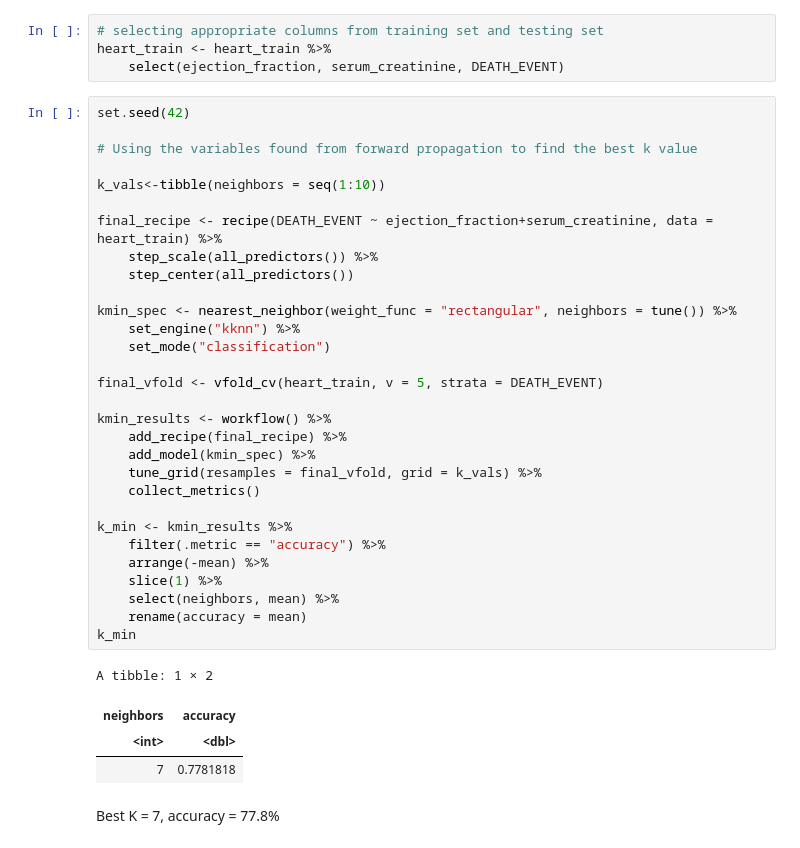
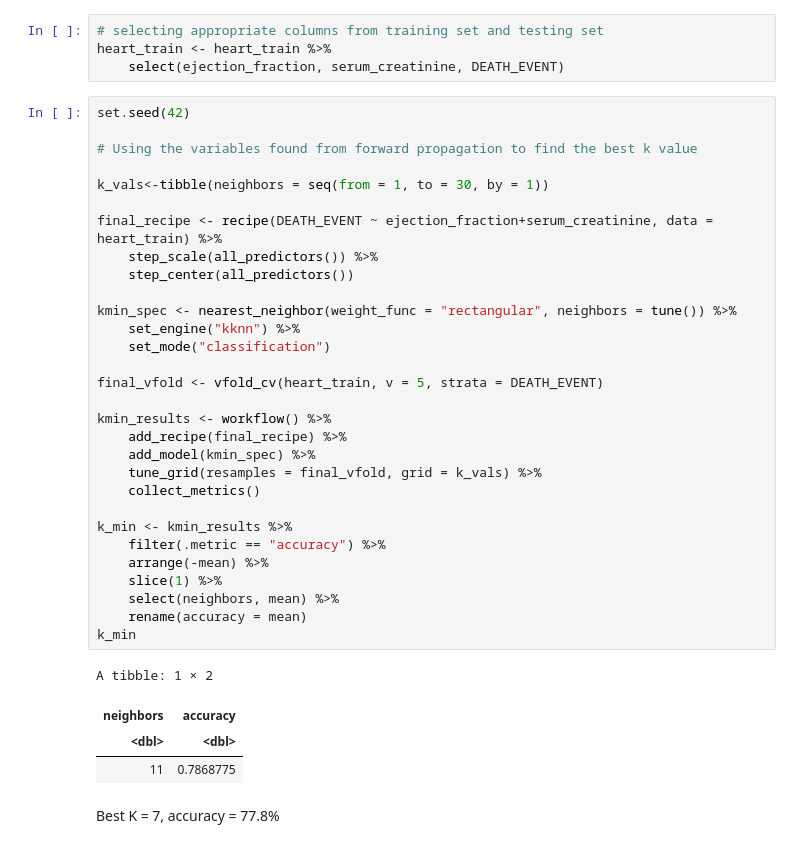
Before and after one commit to agoel25/Heart-Failure-Classifier, a Jupyter notebook: final_report.ipynb, the cells around one changed output. Saved outputs shown, nothing was run; the diff lists cells and outputs as text.

```diff
--- a/final_report.ipynb
+++ b/final_report.ipynb
@@ -180,36 +180,36 @@ set.seed(42)
 
 # Using the variables found from forward propagation to find the best k value
 
-k_vals<-tibble(neighbors = seq(1:10))
+k_vals<-tibble(neighbors = seq(from = 1, to = 30, by = 1))
 
 final_recipe <- recipe(DEATH_EVENT ~ ejection_fraction+serum_creatinine, data = heart_train) %>%
     step_scale(all_predictors()) %>%
     step_center(all_predictors())
 
 kmin_spec <- nearest_neighbor(weight_func = "rectangular", neighbors = tune()) %>%
     set_engine("kknn") %>%
     set_mode("classification")
 
 final_vfold <- vfold_cv(heart_train, v = 5, strata = DEATH_EVENT)
 
 kmin_results <- workflow() %>%
     add_recipe(final_recipe) %>%
     add_model(kmin_spec) %>%
     tune_grid(resamples = final_vfold, grid = k_vals) %>%
     collect_metrics()
 
 k_min <- kmin_results %>%
     filter(.metric == "accuracy") %>%
     arrange(-mean) %>%
     slice(1) %>%
     select(neighbors, mean) %>%
     rename(accuracy = mean)
 k_min
 # %% [output]
 A tibble: 1 × 2
 | neighbors | accuracy |
-| <int> | <dbl> |
-| 7 | 0.7781818 |
+| <dbl> | <dbl> |
+| 11 | 0.7868775 |
 # %% [markdown]
 Best K = 7, accuracy = 77.8%
 # %%
```
Also changed, not shown: parts of 4 cells of this notebook.
